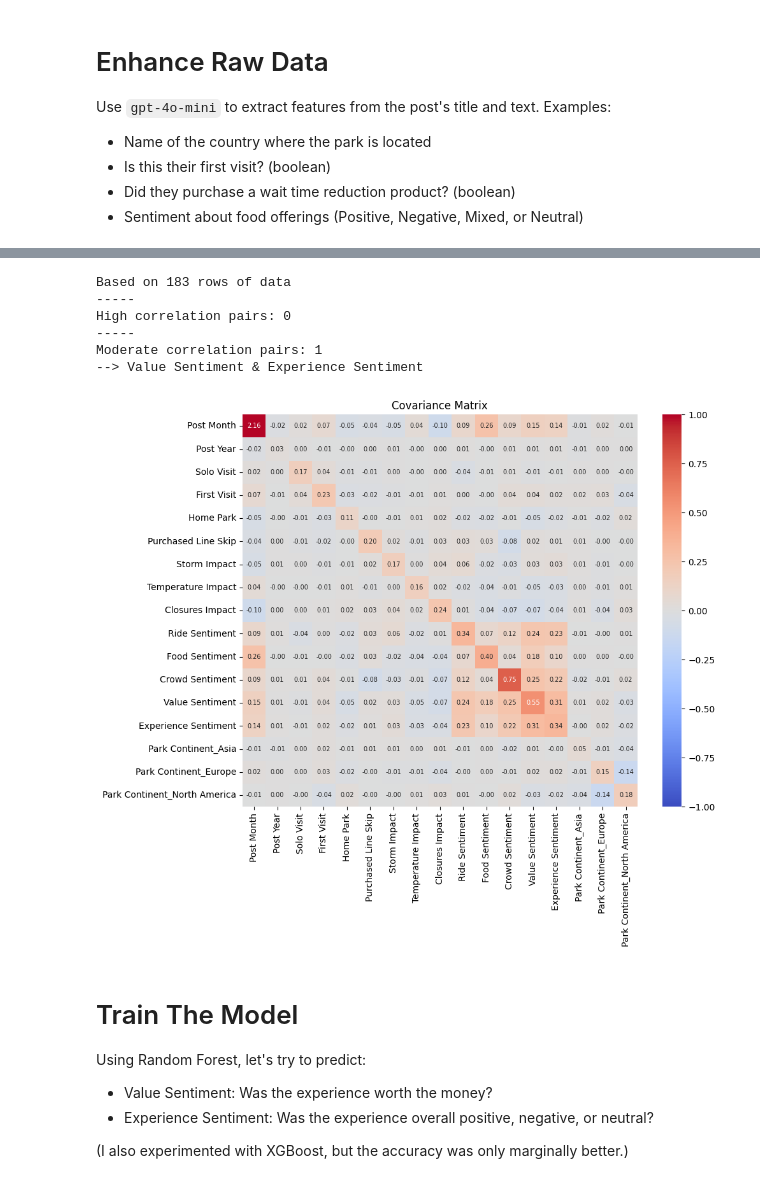
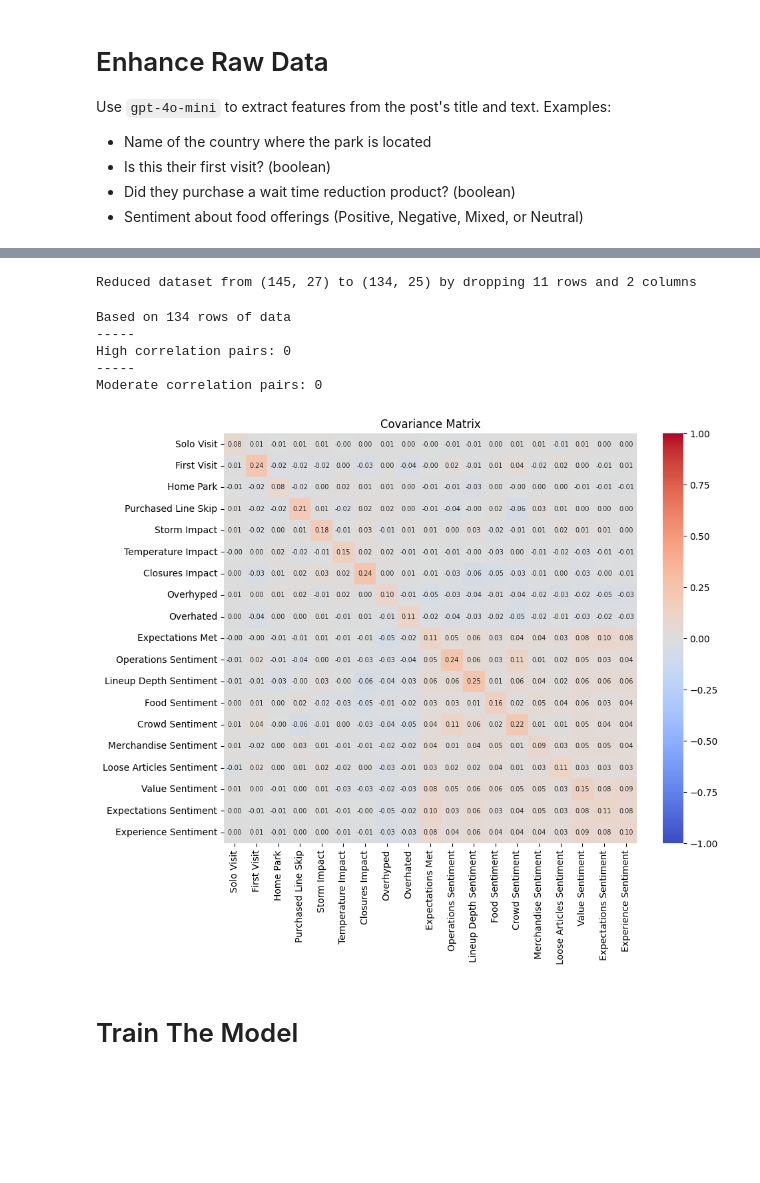
Before and after one commit to caseyjohnsonwv/trip-report-analysis, a Jupyter notebook: analysis.ipynb, the cells around one changed output, grey strips where cells are left out. Cells and saved outputs as stored; diff of their text form; code cells hidden in the pictures; blank space fills up the shorter version.

```diff
--- a/analysis.ipynb
+++ b/analysis.ipynb
@@ -183,0 +194,3 @@ Analyze correlation between derived features.
+# %%
+# Reload DataFrame from CSV
+modeling_df = pd.read_csv('_analyzed.csv', quoting=csv.QUOTE_ALL)
@@ -184,58 +221,62 @@ Analyze correlation between derived features.
+# %%
+# Filter down DataFrame based on column profiles
+filtered_df = modeling_df.copy()
+
+# We don't have a lot of data outside of the summer season, so drop shoulder season + winter months
+filtered_df = filtered_df[filtered_df['Post Month'].isin(['April', 'May', 'June', 'July', 'August', 'September'])]
+
+# We don't have enough data for other continents
+filtered_df = filtered_df[filtered_df['Park Continent'].isin(['North America', 'Europe'])]
+
+# Due to API limitations, we're only retrieving 2024 and a little of 2023
+filtered_df.drop(columns=['Post Year'], inplace=True)
+
+# There is not enough variation in Ride Sentiment - it's almost exclusively positive
+filtered_df.drop(columns=['Ride Sentiment'], inplace=True)
+
+old = modeling_df.shape
+new = filtered_df.shape
+print(f"Reduced dataset from {old} to {new} by dropping {old[0]-new[0]} rows and {old[1]-new[1]} columns")
+# %% [output]
+Reduced dataset from (145, 27) to (134, 25) by dropping 11 rows and 2 columns
 # %%
+import calendar
+import matplotlib.pyplot as plt
 import numpy as np
 import seaborn as sns
-import matplotlib.pyplot as plt
 from sklearn.preprocessing import OneHotEncoder
 
-# Make a copy of the DataFrame
-modeling_df = analyzed_df.copy().head(n=MAX_LLM_CALLS)
-
-# Convert Post Month to an integer type and grab all numeric features
-modeling_df['Post Month'] = pd.Categorical(modeling_df['Post Month'], categories=list(calendar.month_name[1:]), ordered=True).codes.astype(int)
-numeric_features = modeling_df.select_dtypes(include=['number']).columns.tolist()
-
-# Convert categorical continenets to numerical values using one-hot encoding
-encoder = OneHotEncoder(sparse_output=False)
-location_features = ['Park Continent']
-encoded_locations = encoder.fit_transform(modeling_df[location_features])
-encoded_locations_df = pd.DataFrame(encoded_locations, columns=encoder.get_feature_names_out(location_features))
-
 # Combine all features into one DataFrame
-modeling_df_encoded = pd.concat([modeling_df[numeric_features], encoded_locations_df], axis=1)
+numeric_features = filtered_df.select_dtypes(include=['number']).columns.tolist()
+df_encoded = pd.concat([filtered_df[numeric_features]], axis=1)
 
 # Calculate the covariance matrix
-cov_matrix = modeling_df_encoded.cov()
+cov_matrix = df_encoded.cov()
 
 # Create a mask for the upper triangle
 mask = np.triu(np.ones_like(cov_matrix, dtype=bool), k=1)
 
 # Find feature pairs with high or moderate correlation
-print(f"Based on {modeling_df_encoded.shape[0]} rows of data")
+print(f"Based on {df_encoded.shape[0]} rows of data")
 abs_corr_matrix = np.abs(cov_matrix)
 for label, threshold in [('high', 0.8), ('moderate', 0.3)]:
     corr_pairs = np.where((abs_corr_matrix > threshold) & (abs_corr_matrix < 1.0) & mask)
     corr_features = list(zip(cov_matrix.columns[corr_pairs[0]], cov_matrix.columns[corr_pairs[1]]))
     print(f"-----\n{label.title()} correlation pairs: {len(corr_features)}")
     for pair in corr_features:
         print(f"--> {pair[0]} & {pair[1]}")
 
 # Visualize the covariance matrix
 plt.figure(figsize=(10, 8))
 sns.heatmap(cov_matrix, annot=True, cmap='coolwarm', fmt='.2f', vmin=-1, vmax=1, annot_kws={'size': 7})
 plt.title('Covariance Matrix')
 plt.show()
 # %% [output]
-Based on 183 rows of data
+Based on 134 rows of data
 -----
 High correlation pairs: 0
 -----
-Moderate correlation pairs: 1
---> Value Sentiment & Experience Sentiment
+Moderate correlation pairs: 0
-[figure, old version]
+[figure, new version]
 # %% [markdown]
 # Train The Model
-Using Random Forest, let's try to predict:
-- Value Sentiment: Was the experience worth the money?
-- Experience Sentiment: Was the experience overall positive, negative, or neutral?
-
-(I also experimented with XGBoost, but the accuracy was only marginally better.)
```
Also changed, not shown: parts of 8 cells of this notebook, 1 other file.
